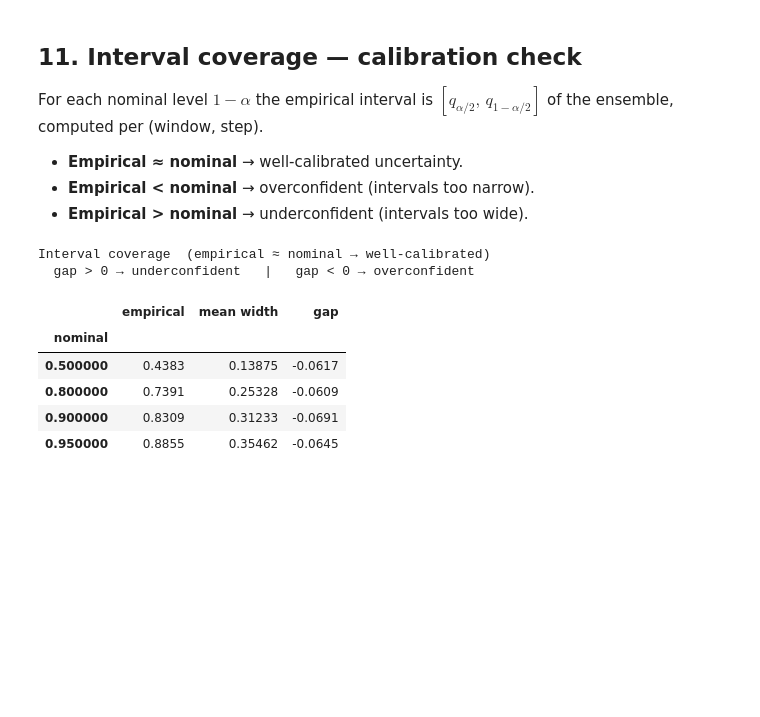
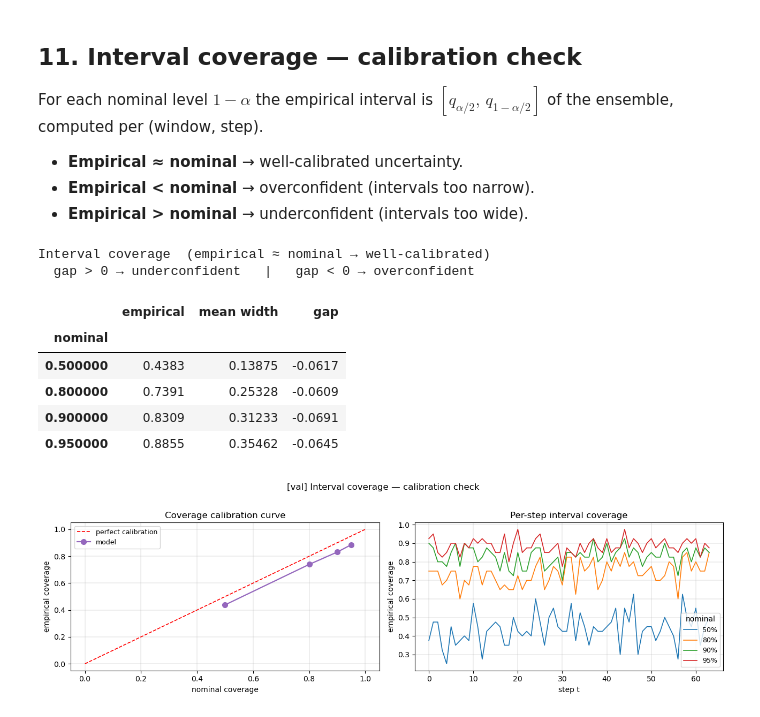
Before and after one commit to GiacomoNegri/Master-Thesis, a Jupyter notebook: notebooks/OHLC_conditional_csv_analysis.ipynb, the cells around one changed output. Drawn from its saved outputs; the diff is of its cells as text; code cells hidden in the pictures; blank space fills up the shorter version.

```diff
--- a/notebooks/OHLC_conditional_csv_analysis.ipynb
+++ b/notebooks/OHLC_conditional_csv_analysis.ipynb
@@ -752,31 +754,35 @@ display(df_cov.set_index("nominal").style.format(
 
 fig, axes = plt.subplots(1, 2, figsize=(13, 4))
 
 # ── Calibration curve ─────────────────────────────────────────────────────────
 nominals   = [r["nominal"]   for r in rows]
 empiricals = [r["empirical"] for r in rows]
 axes[0].plot([0, 1], [0, 1], "r--", lw=1.2, label="perfect calibration")
 axes[0].plot(nominals, empiricals, "o-", color="tab:purple", lw=1.6, ms=7, label="model")
 axes[0].set_xlabel("nominal coverage"); axes[0].set_ylabel("empirical coverage")
 axes[0].set_title("Coverage calibration curve")
 axes[0].legend(fontsize=9); axes[0].grid(True, linewidth=0.3)
 
 # ── Per-step coverage for each level ─────────────────────────────────────────
 for level, curve in per_step_curves.items():
     axes[1].plot(steps, curve, lw=1.2, label=f"{level:.0%}")
 axes[1].set_xlabel("step t"); axes[1].set_ylabel("empirical coverage")
 axes[1].set_title("Per-step interval coverage")
 axes[1].legend(fontsize=9, title="nominal"); axes[1].grid(True, linewidth=0.3)
 
 plt.suptitle(f"[{ANALYSIS_SPLIT}] Interval coverage — calibration check", y=1.02)
 plt.tight_layout()
-plt.show()
+display(fig)
+plt.close(fig)
+
+# plt.show()
 # %% [output]
 Interval coverage  (empirical ≈ nominal → well-calibrated)
   gap > 0 → underconfident   |   gap < 0 → overconfident
 |  | empirical | mean width | gap |
 | nominal |  |  |  |
 | 0.500000 | 0.4383 | 0.13875 | -0.0617 |
 | 0.800000 | 0.7391 | 0.25328 | -0.0609 |
 | 0.900000 | 0.8309 | 0.31233 | -0.0691 |
 | 0.950000 | 0.8855 | 0.35462 | -0.0645 |
+[figure, added]
```
Also changed, not shown: parts of 1 cell of this notebook, 1 other file.
